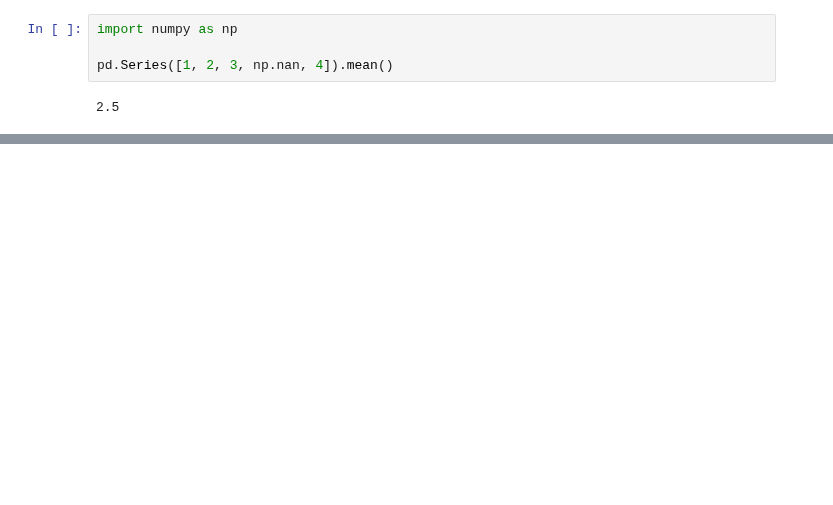
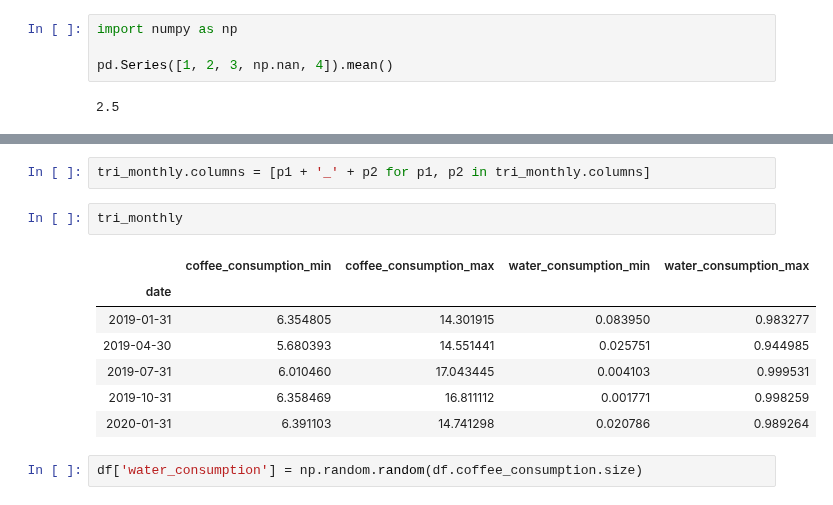
Before and after one commit to CodeupClassroom/bayes-methodologies-exercises, a Jupyter notebook: time_series/pandas-time-series.ipynb, the cells around one changed output, grey strips where cells are left out. Cells and saved outputs as stored; diff of their text form; blank space fills up the shorter version.

Commit message:
Add example of working with multi-column indexes

```diff
--- a/time_series/pandas-time-series.ipynb
+++ b/time_series/pandas-time-series.ipynb
@@ -445,0 +514,14 @@ pd.Series([1, 2, 3, np.nan, 4]).mean()
+# %%
+tri_monthly.columns = [p1 + '_' + p2 for p1, p2 in tri_monthly.columns]
+# %%
+tri_monthly
+# %% [output]
+|  | coffee_consumption_min | coffee_consumption_max | water_consumption_min | water_consumption_max |
+| date |  |  |  |  |
+| 2019-01-31 | 6.354805 | 14.301915 | 0.083950 | 0.983277 |
+| 2019-04-30 | 5.680393 | 14.551441 | 0.025751 | 0.944985 |
+| 2019-07-31 | 6.010460 | 17.043445 | 0.004103 | 0.999531 |
+| 2019-10-31 | 6.358469 | 16.811112 | 0.001771 | 0.998259 |
+| 2020-01-31 | 6.391103 | 14.741298 | 0.020786 | 0.989264 |
+# %%
+df['water_consumption'] = np.random.random(df.coffee_consumption.size)
```
Also changed, not shown: parts of 9 cells of this notebook.
